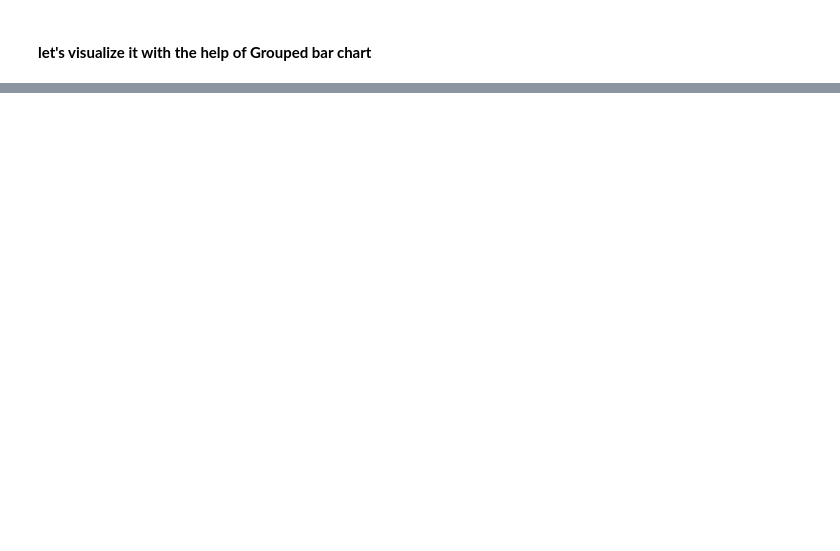
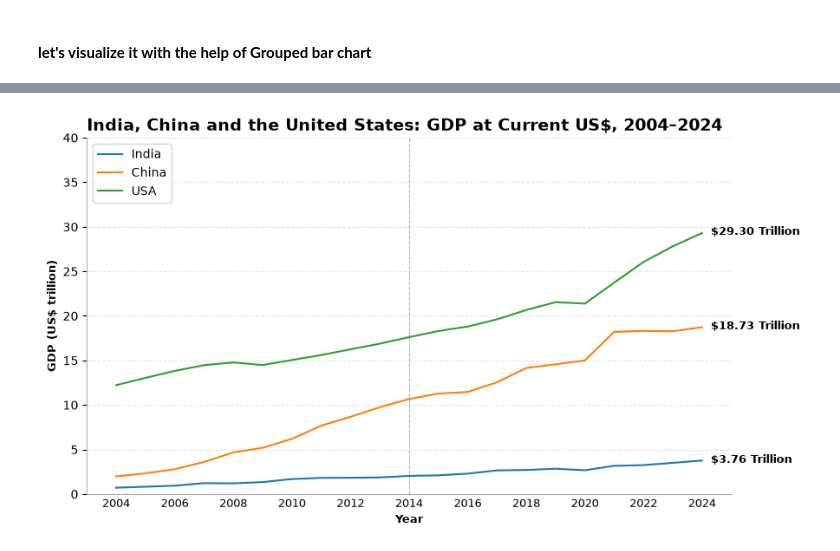
Before and after one commit to sohail-ansari0023/Indias_economic_changes, a Jupyter notebook: Dimension_1/Analysis.ipynb, the cells around one changed output, grey strips where cells are left out. Saved outputs shown, nothing was run; the diff lists cells and outputs as text; code cells hidden in the pictures; blank space fills up the shorter version.

```diff
--- a/Dimension_1/Analysis.ipynb
+++ b/Dimension_1/Analysis.ipynb
@@ -1527,0 +1570,82 @@ print(usa_gdp_current)
+# %%
+# Initiating the figure and axes.
+fig, ax = plt.subplots(figsize=(9, 5))
+
+# plotting India's GDP growth.
+ax.plot(
+    df_ver03['Year'],
+    df_ver03['GDP_Current(US$ Trillion)'],
+    linewidth=1.5,
+    label='India'
+)
+
+# plotting China's GDP growth.
+ax.plot(
+    df_ver03['Year'],
+    df_ver03['CHN_GDP_Current(US$ Trillion)'],
+    linewidth=1.5,
+    label='China'
+)
+
+# plotting the USA's GDP growth.
+ax.plot(
+    df_ver03['Year'],
+    df_ver03['USA_GDP_Current(US$ Trillion)'],
+    linewidth=1.5,
+    label='USA'
+)
+
+# titles and labels.
+ax.set_title('India, China and the United States: GDP at Current US$, 2004–2024', fontsize=14, fontweight='bold', loc='left')
+ax.set_xlabel('Year', fontsize=9, fontweight='bold')
+ax.set_ylabel('GDP (US$ trillion)', fontweight='bold', fontsize=9)
+
+# Setting x-axis ticks and y-axis ticks
+ax.tick_params(axis='x', which='major', labelsize=9.5, length=0)
+ax.set_xticks([2004, 2006, 2008, 2010, 2012, 2014, 2016, 2018, 2020, 2022,2024])
+ax.set_ylim(0, 40)
+
+# spines
+ax.spines['top'].set_visible(False)
+ax.spines['right'].set_visible(False)
+ax.spines['left'].set_color('#aaaaaa')
+ax.spines['bottom'].set_color('#aaaaaa')
+
+# annotation
+ax.annotate(
+    '$29.30 Trillion',
+    xy=(2024, 29.30),
+    xytext=(2024.3, 29.1),
+    fontsize=9,
+    fontweight='bold'
+)
+ax.annotate(
+    '$18.73 Trillion',
+    xy=(2024, 18.73),
+    xytext=(2024.3, 18.5),
+    fontsize=9,
+    fontweight='bold'
+)
+ax.annotate(
+    '$3.76 Trillion',
+    xy=(2024, 3.76),
+    xytext=(2024.3, 3.5),
+    fontsize=9,
+    fontweight='bold'
+)
+
+# vertical line.
+ax.axvline(
+    2014,
+    linestyle='--',
+    alpha=0.3,
+    linewidth=0.8,
+    color='black',
+)
+# grid
+ax.grid(axis='y', alpha=0.3, linestyle='--',zorder=0)
+ax.legend(loc='upper left')
+plt.tight_layout()
+plt.show()
+# %% [output]
+[figure, added]
```
Also changed, not shown: parts of 18 cells of this notebook.
